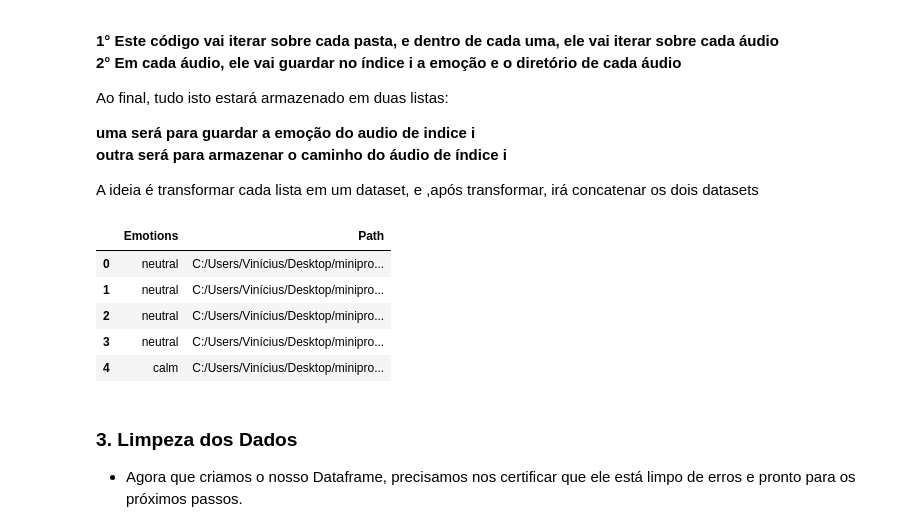
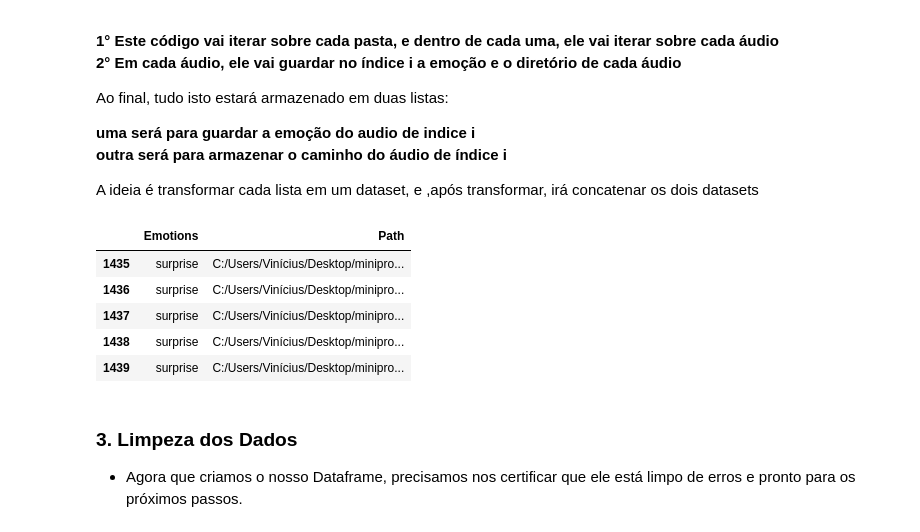
Before and after one commit to viniciusvl/miniprojeto2, a Jupyter notebook: notebooks/1-eda.ipynb, the cells around one changed output. Cells and saved outputs as stored; diff of their text form; code cells hidden in the pictures.

```diff
--- a/notebooks/1-eda.ipynb
+++ b/notebooks/1-eda.ipynb
@@ -88,39 +88,39 @@ A ideia é transformar cada lista em um dataset, e ,após transformar, irá conc
 # itera sobre cada pasta que contem os dados de cada ator e armazena em ums lista
 ravdess_directory_list = os.listdir(Ravdess)
 
 file_emotion = []
 file_path = []
 for dir in ravdess_directory_list: #itera em cada ator
 
     # dir é o nome de cada pasta -> Ravdess + dir é o arquivo de áudio de cada ator
     # é necessário adicionar '/', para que a string que representa a barra seja entendida pelo Windows
     actor = os.listdir(Ravdess + '/' + dir)
 
     #itera em cada audio feio pelos atores
     for file in actor:
         part = file.split('.')[0]
         part = part.split('-')
 
         file_emotion.append(int(part[2])) # o indice 2 representa a emoção do audio
         file_path.append(Ravdess + '/' + dir + '/' + file) # salvamos o diretório do arquivo que analisamos a emoção
 
 # Transformamos as emoções e os caminhos em dataframes separados:
 emotion_df = pd.DataFrame(file_emotion, columns=['Emotions'])
 path_df = pd.DataFrame(file_path, columns=['Path'])
 
 # concatenando os dataframes pela coluna. Se axis == 0, então adiciona nas linhas
 Ravdess_df = pd.concat([emotion_df, path_df], axis=1)
 
 # mudando os valores inteiros para as emoções que cada um representa
 Ravdess_df.Emotions.replace({1:'neutral', 2:'calm', 3:'happy', 4:'sad', 5:'angry', 6:'fear', 7:'disgust', 8:'surprise'}, inplace=True)
-Ravdess_df.head()
+Ravdess_df.tail()
 # %% [output]
 |  | Emotions | Path |
-| 0 | neutral | C:/Users/Vinícius/Desktop/minipro... |
-| 1 | neutral | C:/Users/Vinícius/Desktop/minipro... |
-| 2 | neutral | C:/Users/Vinícius/Desktop/minipro... |
-| 3 | neutral | C:/Users/Vinícius/Desktop/minipro... |
-| 4 | calm | C:/Users/Vinícius/Desktop/minipro... |
+| 1435 | surprise | C:/Users/Vinícius/Desktop/minipro... |
+| 1436 | surprise | C:/Users/Vinícius/Desktop/minipro... |
+| 1437 | surprise | C:/Users/Vinícius/Desktop/minipro... |
+| 1438 | surprise | C:/Users/Vinícius/Desktop/minipro... |
+| 1439 | surprise | C:/Users/Vinícius/Desktop/minipro... |
 # %% [markdown]
 ### 3. Limpeza dos Dados
 - Agora que criamos o nosso Dataframe, precisamos nos certificar que ele está limpo de erros e pronto para os próximos passos.
```
Also changed, not shown: parts of 13 cells of this notebook, 1 other file.
